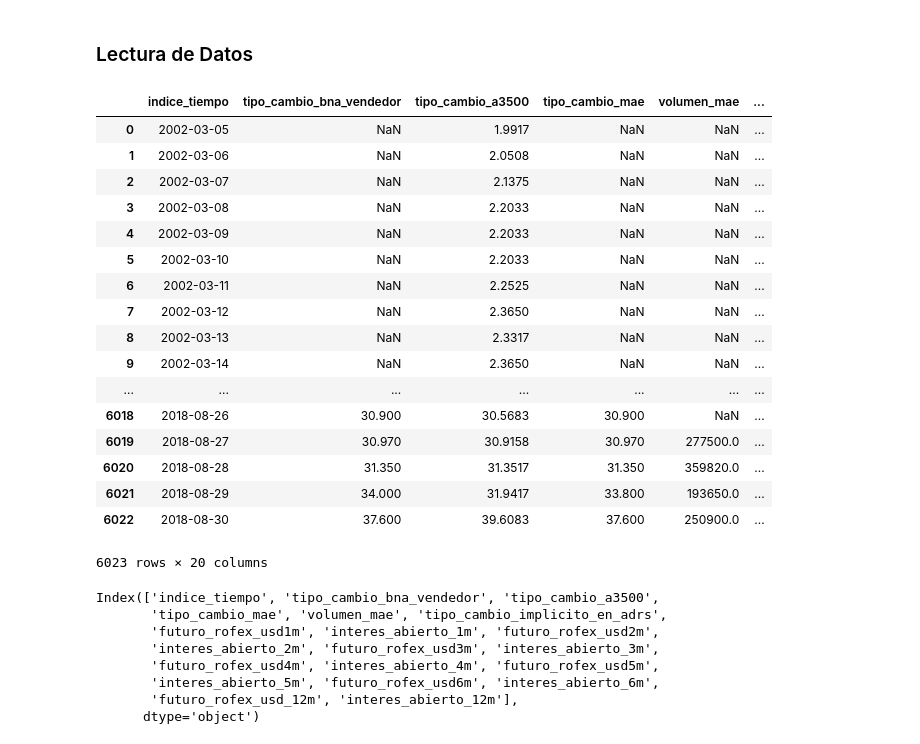
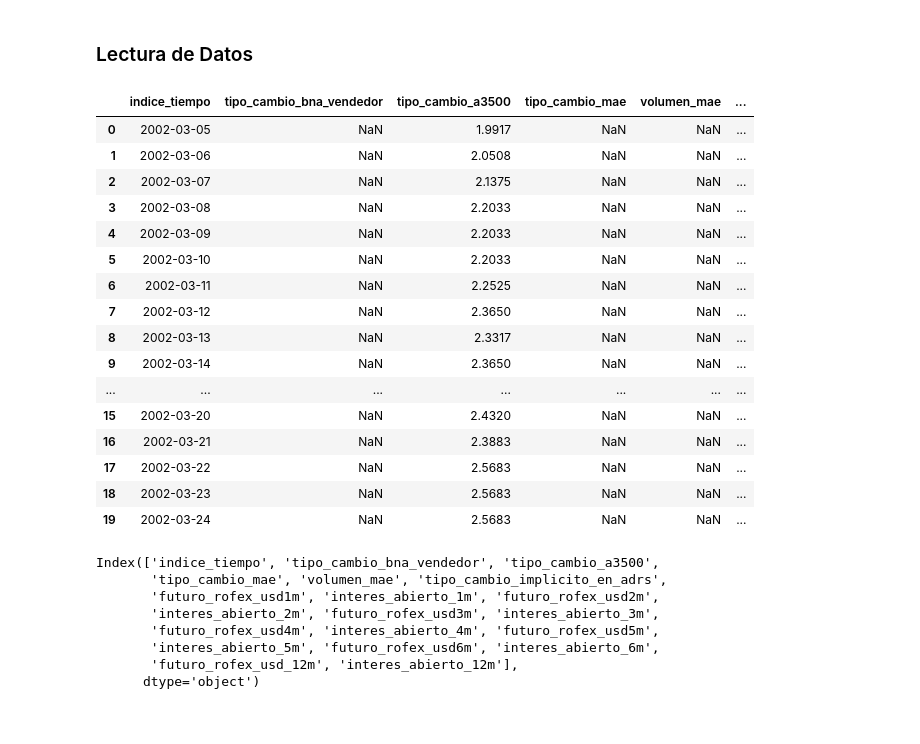
Before and after one commit to EJHortala/famaf, a Jupyter notebook: Aprendizaje no Supervisado/Practico 1/clustering dolar.ipynb, the cells around one changed output. Cells and saved outputs as stored; diff of their text form; code cells hidden in the pictures.

```diff
--- a/Aprendizaje no Supervisado/Practico 1/clustering dolar.ipynb
+++ b/Aprendizaje no Supervisado/Practico 1/clustering dolar.ipynb
@@ -5,26 +5,25 @@ import pandas as pd
 # %%
 dataset = pd.read_csv("datos-tipo-cambio-usd-futuro-dolar-frecuencia-diaria.csv",parse_dates=['indice_tiempo'])
 # %%
-dataset
+dataset.head(20)
 # %% [output]
 |  | indice_tiempo | tipo_cambio_bna_vendedor | tipo_cambio_a3500 | tipo_cambio_mae | volumen_mae | ... |
 | 0 | 2002-03-05 | NaN | 1.9917 | NaN | NaN | ... |
 | 1 | 2002-03-06 | NaN | 2.0508 | NaN | NaN | ... |
 | 2 | 2002-03-07 | NaN | 2.1375 | NaN | NaN | ... |
 | 3 | 2002-03-08 | NaN | 2.2033 | NaN | NaN | ... |
 | 4 | 2002-03-09 | NaN | 2.2033 | NaN | NaN | ... |
 | 5 | 2002-03-10 | NaN | 2.2033 | NaN | NaN | ... |
 | 6 | 2002-03-11 | NaN | 2.2525 | NaN | NaN | ... |
 | 7 | 2002-03-12 | NaN | 2.3650 | NaN | NaN | ... |
 | 8 | 2002-03-13 | NaN | 2.3317 | NaN | NaN | ... |
 | 9 | 2002-03-14 | NaN | 2.3650 | NaN | NaN | ... |
 | ... | ... | ... | ... | ... | ... | ... |
-| 6018 | 2018-08-26 | 30.900 | 30.5683 | 30.900 | NaN | ... |
-| 6019 | 2018-08-27 | 30.970 | 30.9158 | 30.970 | 277500.0 | ... |
-| 6020 | 2018-08-28 | 31.350 | 31.3517 | 31.350 | 359820.0 | ... |
-| 6021 | 2018-08-29 | 34.000 | 31.9417 | 33.800 | 193650.0 | ... |
-| 6022 | 2018-08-30 | 37.600 | 39.6083 | 37.600 | 250900.0 | ... |
+| 15 | 2002-03-20 | NaN | 2.4320 | NaN | NaN | ... |
+| 16 | 2002-03-21 | NaN | 2.3883 | NaN | NaN | ... |
+| 17 | 2002-03-22 | NaN | 2.5683 | NaN | NaN | ... |
+| 18 | 2002-03-23 | NaN | 2.5683 | NaN | NaN | ... |
+| 19 | 2002-03-24 | NaN | 2.5683 | NaN | NaN | ... |
-6023 rows × 20 columns
 # %%
 dataset.columns
 # %% [output]
```
Also changed, not shown: parts of 17 cells of this notebook.
